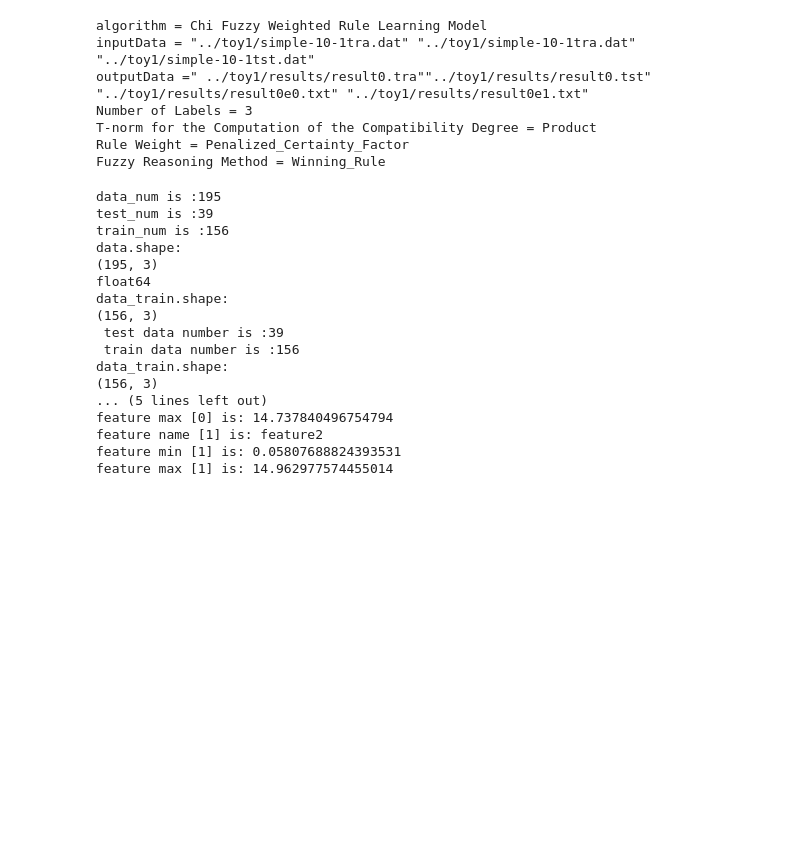
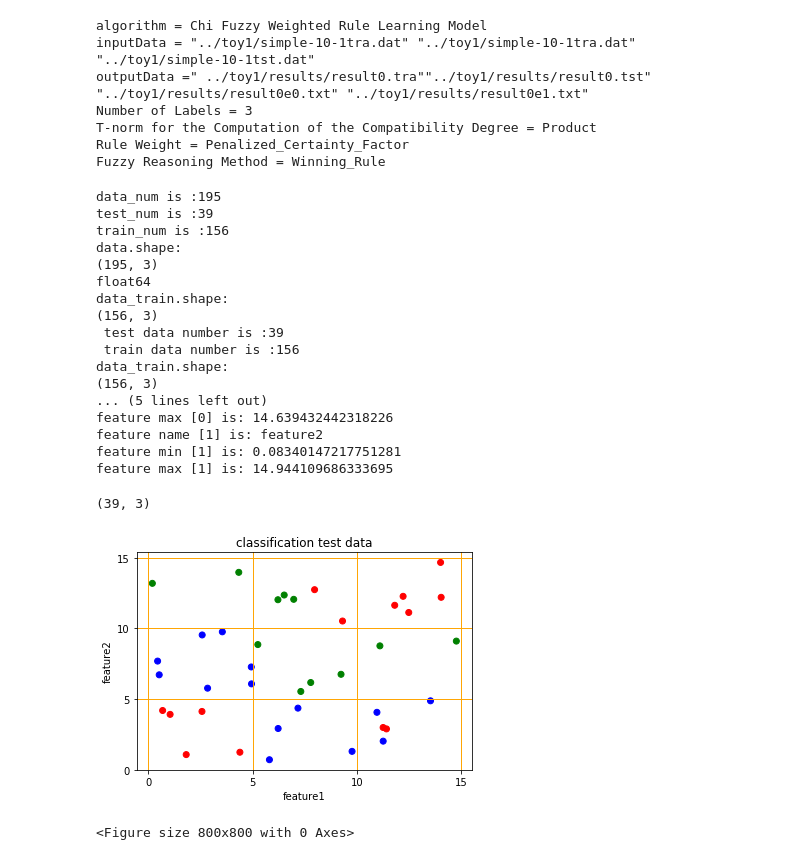
Before and after one commit to minminmail/chi-scikit-negative-rules-tests, a Jupyter notebook: generate_data_toy1_simple.ipynb, the cells around one changed output. Cells and saved outputs as stored; diff of their text form; code cells hidden in the pictures; blank space fills up the shorter version.

```diff
--- a/generate_data_toy1_simple.ipynb
+++ b/generate_data_toy1_simple.ipynb
@@ -126,7 +145,7 @@ print(data_train.dtype)
 print("data_train.shape:")
 print(data_train.shape)
 
-data_test = np.empty(shape=(int(train_num),3))
+data_test = np.empty((int(test_num),3))
 
 k_tra=0
 k_tst=0
@@ -160,9 +179,11 @@ print(data_train.shape)
 column_feature1_array = np.array(data_train[:0])
 print(column_feature1_array)
 
+config_min_array_train = [None for x in range (2) ]
+config_max_array_train = [None for x in range (2) ]
 
 print(np.amin(data_train, axis=0))
-config_min_array_train =np.amin(data_train, axis=0)
+config_min_array_train=np.amin(data_train, axis=0)
 config_max_array_train =np.amax(data_train, axis=0)
 print(np.amax(data_train, axis=0))
 
@@ -174,34 +195,39 @@ config_max_min_array_train[1][2]=config_max_array_train[1]
 
 for i in range(0,2):
     # store each feature name, min, max values
-    config_max_min_array[i][0]=feature_names[i]
-    print("feature name [" + str(i) +"]"+ " is: " + config_max_min_array[i][0])
+    config_max_min_array_train[i][0]=feature_names[i]
+    print("feature name [" + str(i) +"]"+ " is: " + config_max_min_array_train[i][0])
     print("feature min [" + str(i) +"]"+ " is: " + str(config_max_min_array_train[i][1]))
     print("feature max [" + str(i) +"]"+ " is: " + str(config_max_min_array_train[i][2]))
 # data detail
 data_str = "@relation iris" + "\n"
 
 for i in range(0,2):
-    data_str = data_str + "@attribute" + "\t" + str(config_max_min_array_train[i][0])+ "\t"
-    data_str = data_str + "real"+"\t"+"["+str(config_max_min_array_train[i][1])+","+str(config_max_min_array_train[i][2])+"]"
+    data_str = data_str + "@attribute" + " " + str(config_max_min_array_train[i][0])+ " "
+    data_str = data_str + "real"+" "+"["+str(config_max_min_array_train[i][1])+","+str(config_max_min_array_train[i][2])+"]"
     data_str = data_str + "\n"
 
 data_str = data_str + "@attribute class {1, 2, 3}" + "\n"
-data_str = data_str + "@inputs" + "\t"
+data_str = data_str + "@inputs" + " "
 for i in range(0,2):
-    data_str  = data_str + str(config_max_min_array_train[i][0])+ "\t"
+    data_str  = data_str + str(config_max_min_array_train[i][0])+ ","
+data_str = data_str[:-1]#delete the last ,
 data_str = data_str + "\n"
 data_str = data_str + "@outputs class" + "\n"
 data_str = data_str + "@data" + "\n"
 
 for i in range(0,k_tra):
     for j in range(0,3):
-        data_str =  data_str + str(data_train[i][j]) + "\t"
+        if j==2:
+            data_str =  data_str + str(int(data_train[i][j])) + ","
+        else:
+            data_str =  data_str + str(data_train[i][j]) + ","
+    data_str = data_str[:-1]
     data_str = data_str  + "\n"
 
 #print(data_str)
 cwd = os.getcwd()
-train_file = cwd+"\\toy1\\toy0tra.dat"
+train_file = cwd+"\\toy1\\simple-10-1tra.dat"
 with open(train_file,'w') as trafile :
     trafile.write(data_str)
 trafile.close()
@@ -219,8 +245,34 @@ data_train.shape:
 data_train.shape:
 (156, 3)
 ... (5 lines left out)
-feature max [0] is: 14.737840496754794
+feature max [0] is: 14.639432442318226
 feature name [1] is: feature2
-feature min [1] is: 0.05807688824393531
-feature max [1] is: 14.962977574455014
+feature min [1] is: 0.08340147217751281
+feature max [1] is: 14.944109686333695
+# %%
+#draw test data
+print(data_test.shape)
+df = pd.DataFrame(data_test,columns=['feature1','feature2','label'])
+colors = {1:'red', 2:'blue', 3:'green'}
+fig, ax = plt.subplots(ncols=1, nrows=1)
+
+ax.scatter(df['feature1'], df['feature2'], c=df['label'].apply(lambda x: colors[x]))
+figure(frameon=False,num=None, figsize=(10, 10), dpi=80)
+
+#adds a title and axes labels
+ax.set_title('classification test data')
+ax.set_xlabel('feature1')
+ax.set_ylabel('feature2')
+
+ax.set_xticks([0, 5, 10,15])
+ax.set_yticks([0, 5, 10,15])
+
+#adds major gridlines
+ax.grid(color='orange', linestyle='-', linewidth=1, alpha=5)
+
+plt.show()
+# %% [output]
+(39, 3)
+[figure, added]
+<Figure size 800x800 with 0 Axes>
 # %%
```
Also changed, not shown: parts of 3 cells of this notebook, 11 other files.
